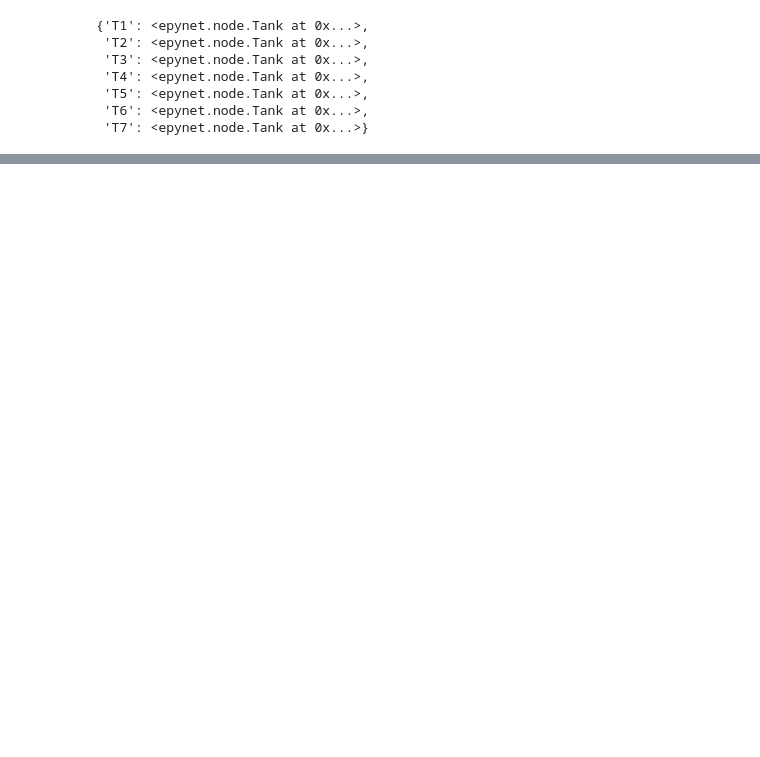
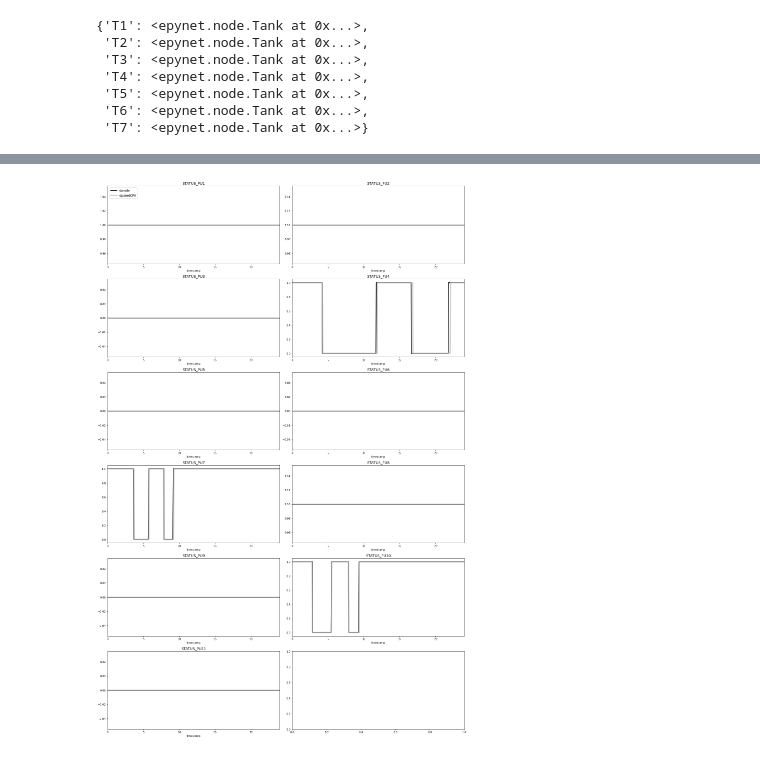
Before and after one commit to Daveonwave/msc_thesis, a Jupyter notebook: notebooks/simul_comparison.ipynb, the cells around one changed output, grey strips where cells are left out. Drawn from its saved outputs; the diff is of its cells as text; code cells hidden in the pictures; blank space fills up the shorter version.

```diff
--- a/notebooks/simul_comparison.ipynb
+++ b/notebooks/simul_comparison.ipynb
@@ -207,0 +238,8 @@ comparison_plots(df_pumps, df_ecpa, 'status')
+# %%
+df_links = net.df_links_report
+df_pumps = df_links.iloc[:, df_links.columns.get_level_values(2)=='status']['pumps']
+df_pumps.index = np.round(df_pumps.index.total_seconds() / 3600, 4)
+
+comparison_plots(df_pumps, df_ecpa, 'status')
+# %% [output]
+[figure, added]
```
Also changed, not shown: parts of 19 cells of this notebook, 10 other files.
